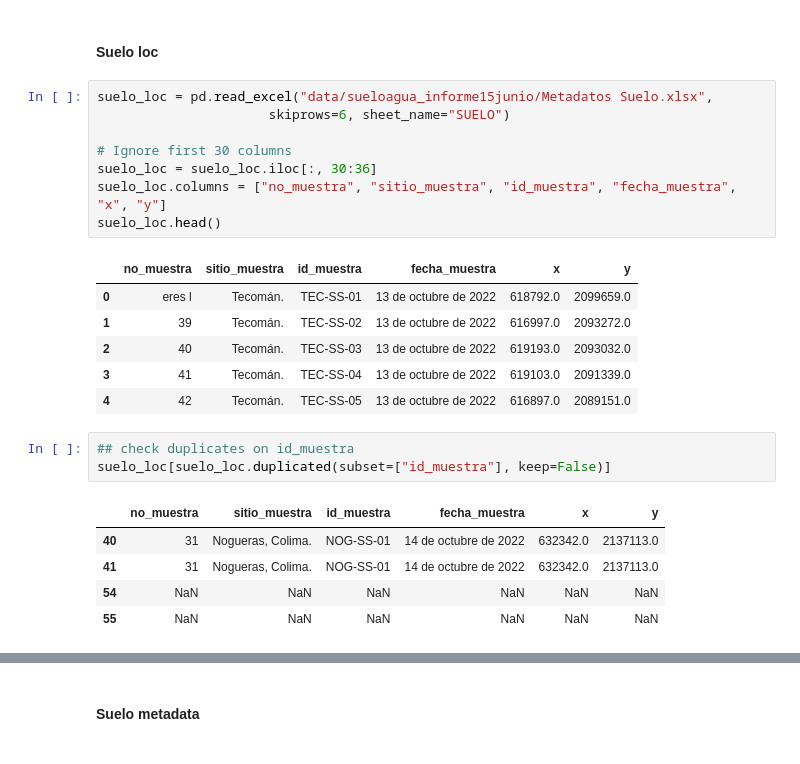
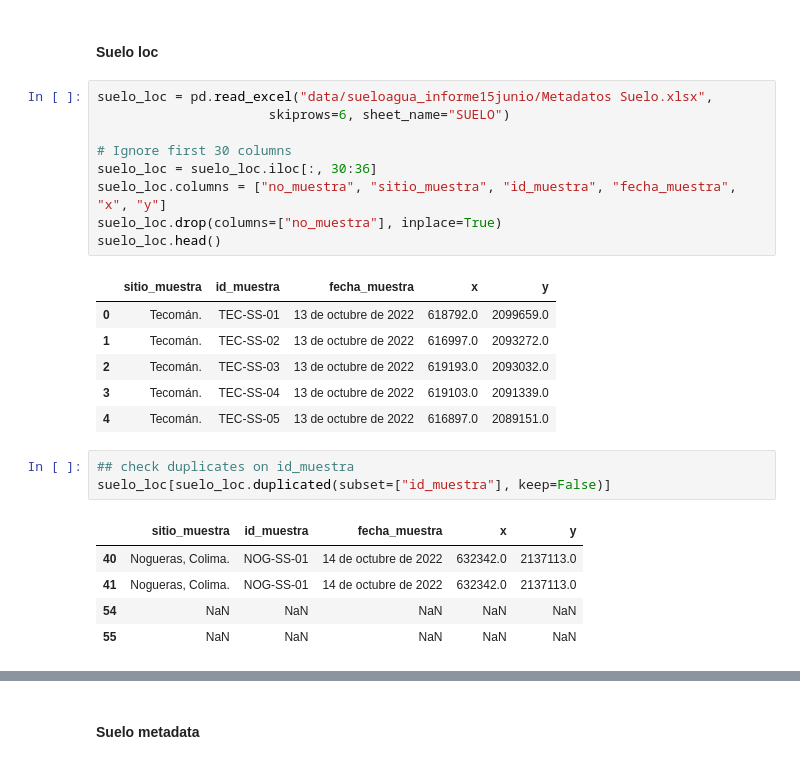
Before and after one commit to pcorner10/pronaces_analisis, a Jupyter notebook: informe15junio.ipynb, the cells around one changed output, grey strips where cells are left out. Drawn from its saved outputs; the diff is of its cells as text.

```diff
--- a/informe15junio.ipynb
+++ b/informe15junio.ipynb
@@ -31,24 +31,25 @@ sentinel_df.head()
 # %%
 suelo_loc = pd.read_excel("data/sueloagua_informe15junio/Metadatos Suelo.xlsx",
                       skiprows=6, sheet_name="SUELO")
 
 # Ignore first 30 columns
 suelo_loc = suelo_loc.iloc[:, 30:36]
 suelo_loc.columns = ["no_muestra", "sitio_muestra", "id_muestra", "fecha_muestra", "x", "y"]
+suelo_loc.drop(columns=["no_muestra"], inplace=True)
 suelo_loc.head()
 # %% [output]
-|  | no_muestra | sitio_muestra | id_muestra | fecha_muestra | x | y |
-| 0 | eres l | Tecomán. | TEC-SS-01 | 13 de octubre de 2022 | 618792.0 | 2099659.0 |
-| 1 | 39 | Tecomán. | TEC-SS-02 | 13 de octubre de 2022 | 616997.0 | 2093272.0 |
-| 2 | 40 | Tecomán. | TEC-SS-03 | 13 de octubre de 2022 | 619193.0 | 2093032.0 |
-| 3 | 41 | Tecomán. | TEC-SS-04 | 13 de octubre de 2022 | 619103.0 | 2091339.0 |
-| 4 | 42 | Tecomán. | TEC-SS-05 | 13 de octubre de 2022 | 616897.0 | 2089151.0 |
+|  | sitio_muestra | id_muestra | fecha_muestra | x | y |
+| 0 | Tecomán. | TEC-SS-01 | 13 de octubre de 2022 | 618792.0 | 2099659.0 |
+| 1 | Tecomán. | TEC-SS-02 | 13 de octubre de 2022 | 616997.0 | 2093272.0 |
+| 2 | Tecomán. | TEC-SS-03 | 13 de octubre de 2022 | 619193.0 | 2093032.0 |
+| 3 | Tecomán. | TEC-SS-04 | 13 de octubre de 2022 | 619103.0 | 2091339.0 |
+| 4 | Tecomán. | TEC-SS-05 | 13 de octubre de 2022 | 616897.0 | 2089151.0 |
 # %%
 ## check duplicates on id_muestra
 suelo_loc[suelo_loc.duplicated(subset=["id_muestra"], keep=False)]
 # %% [output]
-|  | no_muestra | sitio_muestra | id_muestra | fecha_muestra | x | y |
-| 40 | 31 | Nogueras, Colima. | NOG-SS-01 | 14 de octubre de 2022 | 632342.0 | 2137113.0 |
-| 41 | 31 | Nogueras, Colima. | NOG-SS-01 | 14 de octubre de 2022 | 632342.0 | 2137113.0 |
-| 54 | NaN | NaN | NaN | NaN | NaN | NaN |
-| 55 | NaN | NaN | NaN | NaN | NaN | NaN |
+|  | sitio_muestra | id_muestra | fecha_muestra | x | y |
+| 40 | Nogueras, Colima. | NOG-SS-01 | 14 de octubre de 2022 | 632342.0 | 2137113.0 |
+| 41 | Nogueras, Colima. | NOG-SS-01 | 14 de octubre de 2022 | 632342.0 | 2137113.0 |
+| 54 | NaN | NaN | NaN | NaN | NaN |
+| 55 | NaN | NaN | NaN | NaN | NaN |
```
Also changed, not shown: parts of 21 cells of this notebook.
